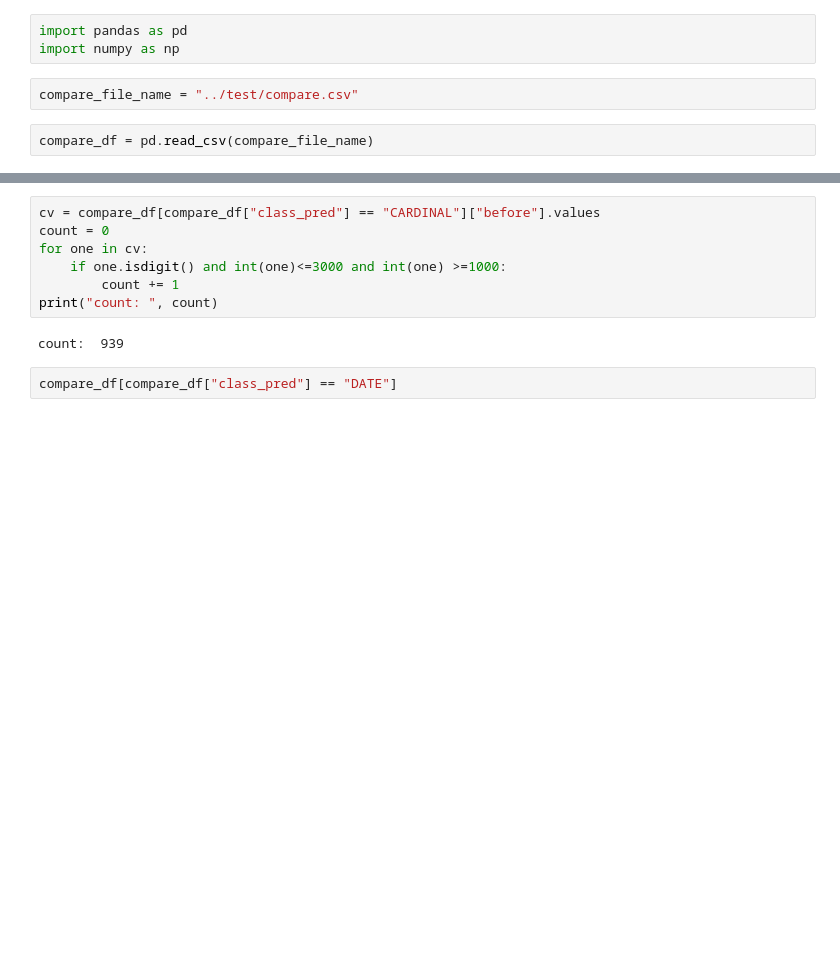
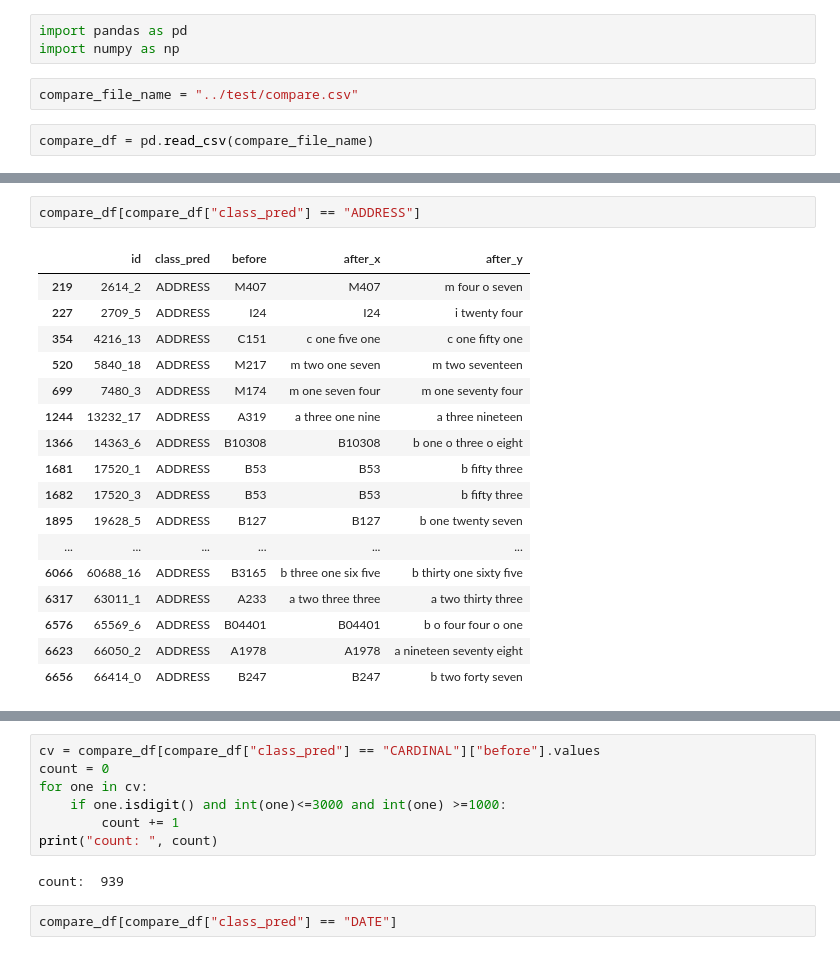
Before and after one commit to applenob/text_normalization, a Jupyter notebook: notebooks/improve.ipynb, the cells around one changed output, grey strips where cells are left out. Cells and saved outputs as stored; diff of their text form; blank space fills up the shorter version.

```diff
--- a/notebooks/improve.ipynb
+++ b/notebooks/improve.ipynb
@@ -34,3 +34,23 @@ compare_df.groupby("class_pred").agg(['count'])
+# %%
+compare_df[compare_df["class_pred"] == "ADDRESS"]
+# %% [output]
+|  | id | class_pred | before | after_x | after_y |
+| 219 | 2614_2 | ADDRESS | M407 | M407 | m four o seven |
+| 227 | 2709_5 | ADDRESS | I24 | I24 | i twenty four |
+| 354 | 4216_13 | ADDRESS | C151 | c one five one | c one fifty one |
+| 520 | 5840_18 | ADDRESS | M217 | m two one seven | m two seventeen |
+| 699 | 7480_3 | ADDRESS | M174 | m one seven four | m one seventy four |
+| 1244 | 13232_17 | ADDRESS | A319 | a three one nine | a three nineteen |
+| 1366 | 14363_6 | ADDRESS | B10308 | B10308 | b one o three o eight |
+| 1681 | 17520_1 | ADDRESS | B53 | B53 | b fifty three |
+| 1682 | 17520_3 | ADDRESS | B53 | B53 | b fifty three |
+| 1895 | 19628_5 | ADDRESS | B127 | B127 | b one twenty seven |
+| ... | ... | ... | ... | ... | ... |
+| 6066 | 60688_16 | ADDRESS | B3165 | b three one six five | b thirty one sixty five |
+| 6317 | 63011_1 | ADDRESS | A233 | a two three three | a two thirty three |
+| 6576 | 65569_6 | ADDRESS | B04401 | B04401 | b o four four o one |
+| 6623 | 66050_2 | ADDRESS | A1978 | A1978 | a nineteen seventy eight |
+| 6656 | 66414_0 | ADDRESS | B247 | B247 | b two forty seven |
 # %%
 compare_df[compare_df["class_pred"] == "CARDINAL"]
 # %% [output]
```
Also changed, not shown: parts of 14 cells of this notebook, 13 other files.
